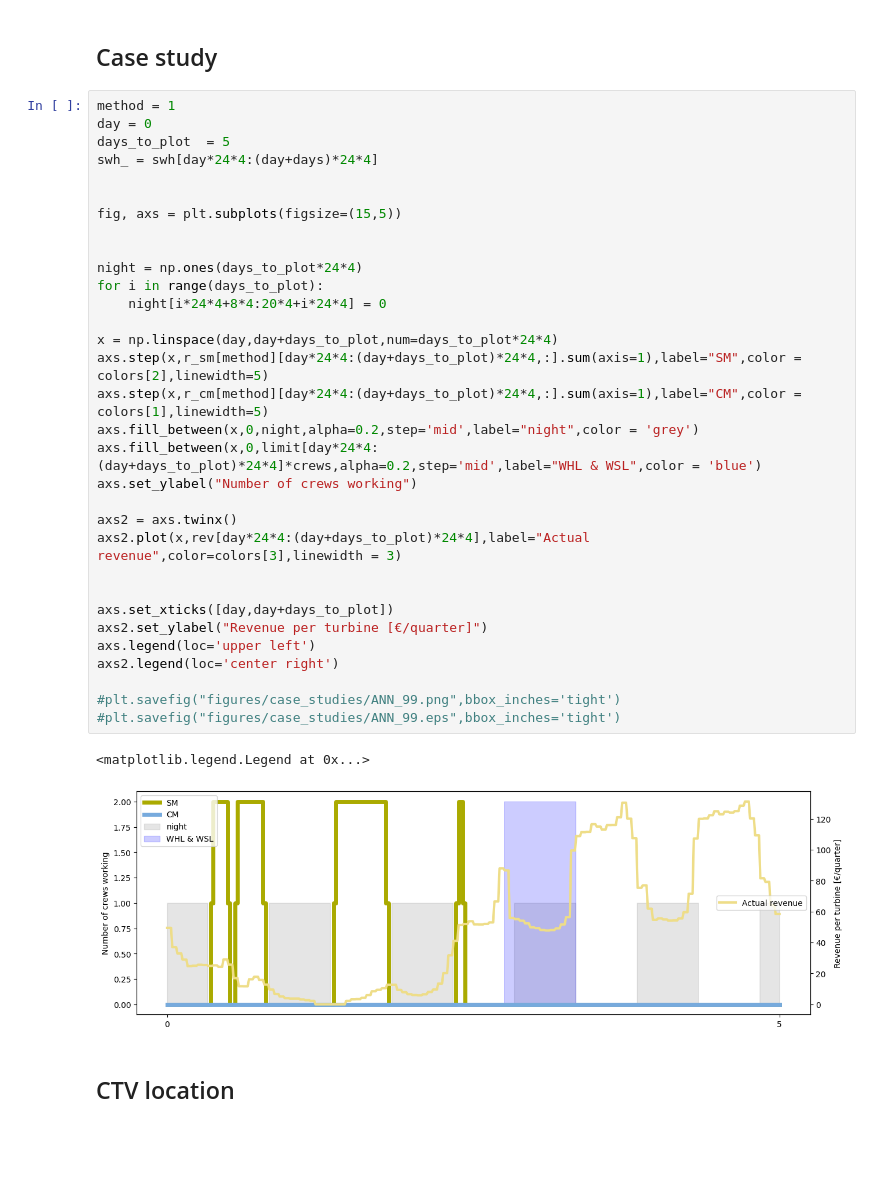
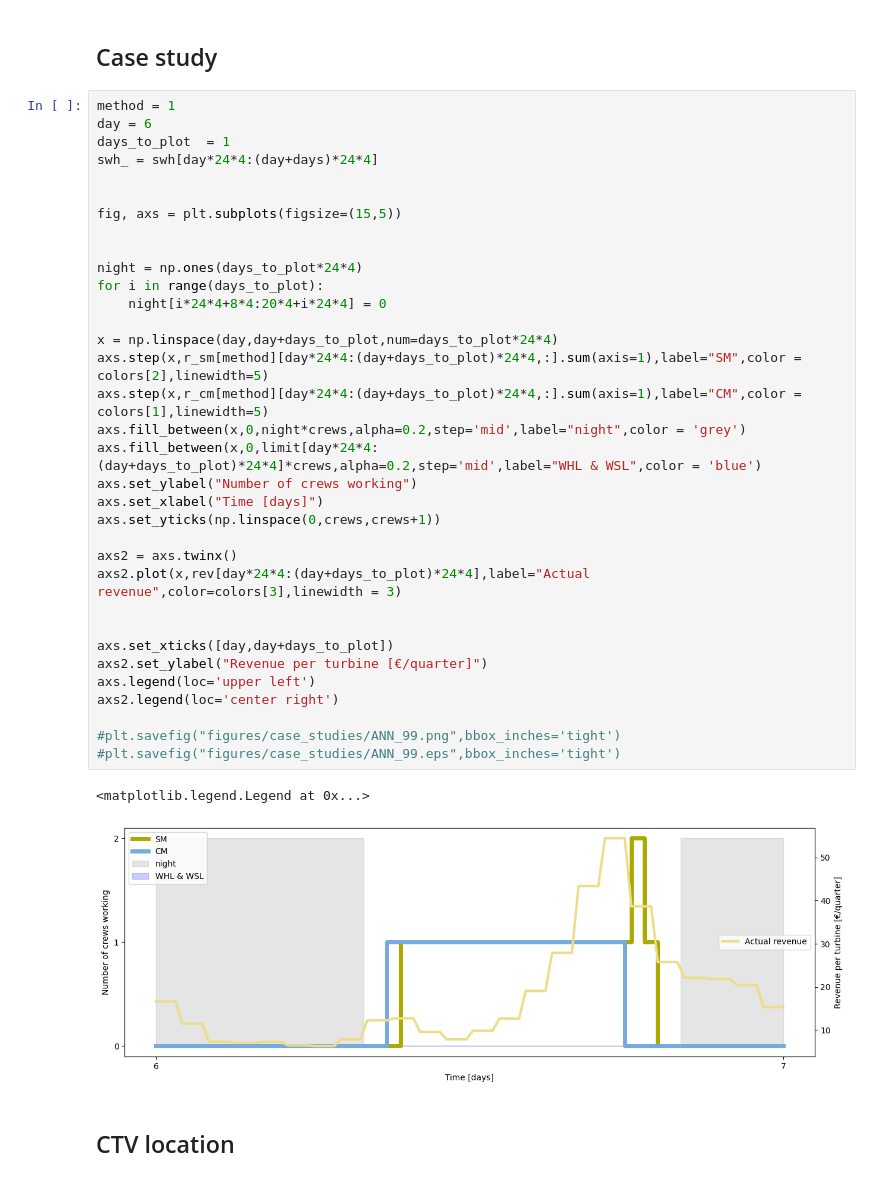
Before and after one commit to JohanKnarreborg/OWF_OM_OPTIMIZATION, a Jupyter notebook: output_analysis/output_analysis.ipynb, the cells around one changed output. Drawn from its saved outputs; the diff is of its cells as text; blank space fills up the shorter version.

```diff
--- a/output_analysis/output_analysis.ipynb
+++ b/output_analysis/output_analysis.ipynb
@@ -81,39 +81,41 @@ Text(0, 0.5, 'Remaining SM & CM [h]')
 ## Case study
 # %%
 method = 1
-day = 0
-days_to_plot  = 5
+day = 6
+days_to_plot  = 1
 swh_ = swh[day*24*4:(day+days)*24*4]
 
 
 fig, axs = plt.subplots(figsize=(15,5))
 
 
 night = np.ones(days_to_plot*24*4)
 for i in range(days_to_plot):
     night[i*24*4+8*4:20*4+i*24*4] = 0
 
 x = np.linspace(day,day+days_to_plot,num=days_to_plot*24*4)
 axs.step(x,r_sm[method][day*24*4:(day+days_to_plot)*24*4,:].sum(axis=1),label="SM",color = colors[2],linewidth=5)
 axs.step(x,r_cm[method][day*24*4:(day+days_to_plot)*24*4,:].sum(axis=1),label="CM",color = colors[1],linewidth=5)
-axs.fill_between(x,0,night,alpha=0.2,step='mid',label="night",color = 'grey')
+axs.fill_between(x,0,night*crews,alpha=0.2,step='mid',label="night",color = 'grey')
 axs.fill_between(x,0,limit[day*24*4:(day+days_to_plot)*24*4]*crews,alpha=0.2,step='mid',label="WHL & WSL",color = 'blue')
 axs.set_ylabel("Number of crews working")
+axs.set_xlabel("Time [days]")
+axs.set_yticks(np.linspace(0,crews,crews+1))
 
 axs2 = axs.twinx()
 axs2.plot(x,rev[day*24*4:(day+days_to_plot)*24*4],label="Actual revenue",color=colors[3],linewidth = 3)
 
 
 axs.set_xticks([day,day+days_to_plot])
 axs2.set_ylabel("Revenue per turbine [€/quarter]")
 axs.legend(loc='upper left')
 axs2.legend(loc='center right')
 
 #plt.savefig("figures/case_studies/ANN_99.png",bbox_inches='tight')
 #plt.savefig("figures/case_studies/ANN_99.eps",bbox_inches='tight')
 # %% [output]
 <matplotlib.legend.Legend at 0x...>
-[figure, old version]
+[figure, new version]
 # %% [markdown]
 ## CTV location
 # %%
```
Also changed, not shown: parts of 2 cells of this notebook.
